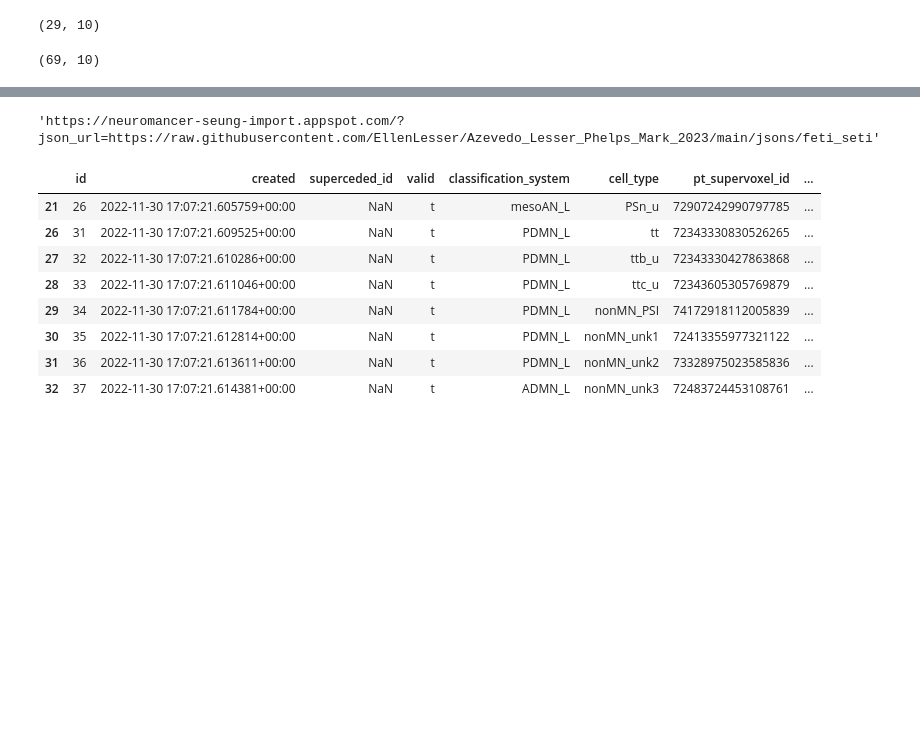
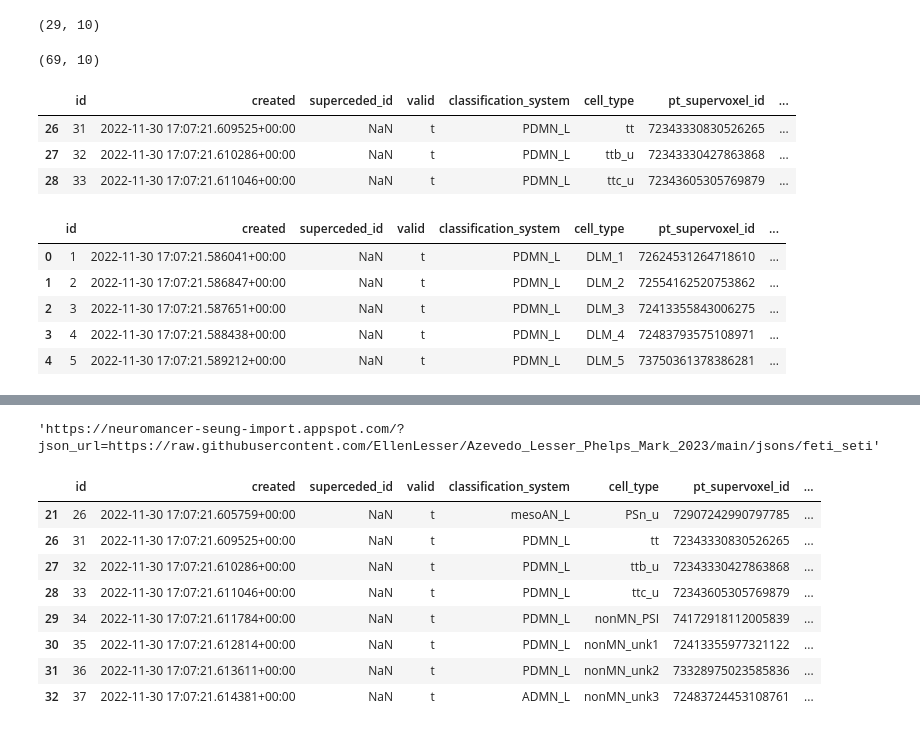
Before and after one commit to EllenLesser/Azevedo_Lesser_Phelps_Mark_2023, a Jupyter notebook: create_json_state.ipynb, the cells around one changed output, grey strips where cells are left out. Saved outputs shown, nothing was run; the diff lists cells and outputs as text; code cells hidden in the pictures; blank space fills up the shorter version.

```diff
--- a/create_json_state.ipynb
+++ b/create_json_state.ipynb
@@ -143,3 +121,19 @@ wing_dict = {
+# %%
+wingL_table[wingL_table.cell_type.isin(['tt','ttb_u','ttc_u'])]
+# %% [output]
+|  | id | created | superceded_id | valid | classification_system | cell_type | pt_supervoxel_id | ... |
+| 26 | 31 | 2022-11-30 17:07:21.609525+00:00 | NaN | t | PDMN_L | tt | 72343330830526265 | ... |
+| 27 | 32 | 2022-11-30 17:07:21.610286+00:00 | NaN | t | PDMN_L | ttb_u | 72343330427863868 | ... |
+| 28 | 33 | 2022-11-30 17:07:21.611046+00:00 | NaN | t | PDMN_L | ttc_u | 72343605305769879 | ... |
+# %%
+wingL_table[wingL_table.cell_type.str.startswith('DL')]
+# %% [output]
+|  | id | created | superceded_id | valid | classification_system | cell_type | pt_supervoxel_id | ... |
+| 0 | 1 | 2022-11-30 17:07:21.586041+00:00 | NaN | t | PDMN_L | DLM_1 | 72624531264718610 | ... |
+| 1 | 2 | 2022-11-30 17:07:21.586847+00:00 | NaN | t | PDMN_L | DLM_2 | 72554162520753862 | ... |
+| 2 | 3 | 2022-11-30 17:07:21.587651+00:00 | NaN | t | PDMN_L | DLM_3 | 72413355843006275 | ... |
+| 3 | 4 | 2022-11-30 17:07:21.588438+00:00 | NaN | t | PDMN_L | DLM_4 | 72483793575108971 | ... |
+| 4 | 5 | 2022-11-30 17:07:21.589212+00:00 | NaN | t | PDMN_L | DLM_5 | 73750361378386281 | ... |
 # %%
 # MN table with links
 
```
Also changed, not shown: parts of 15 cells of this notebook, 3 other files.
